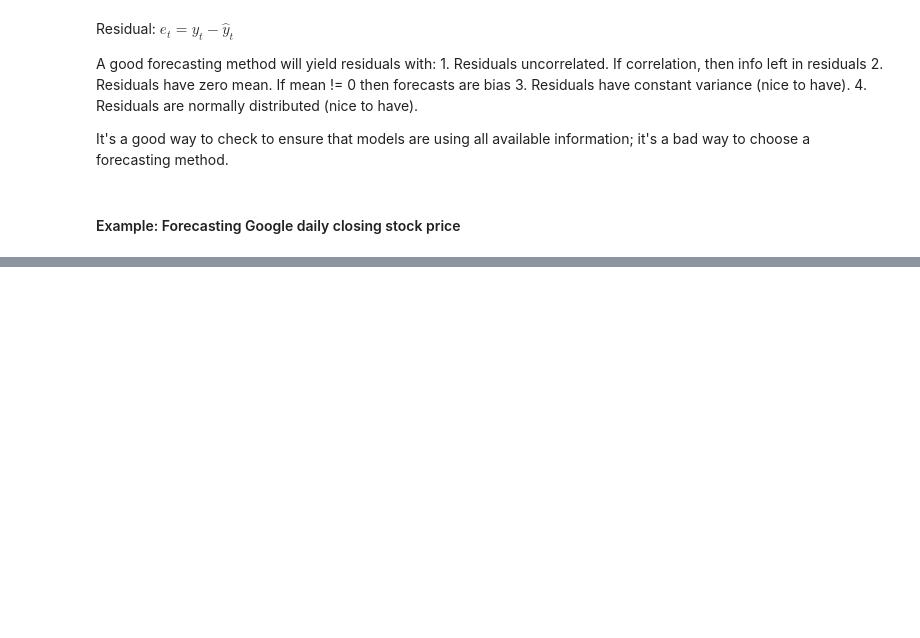
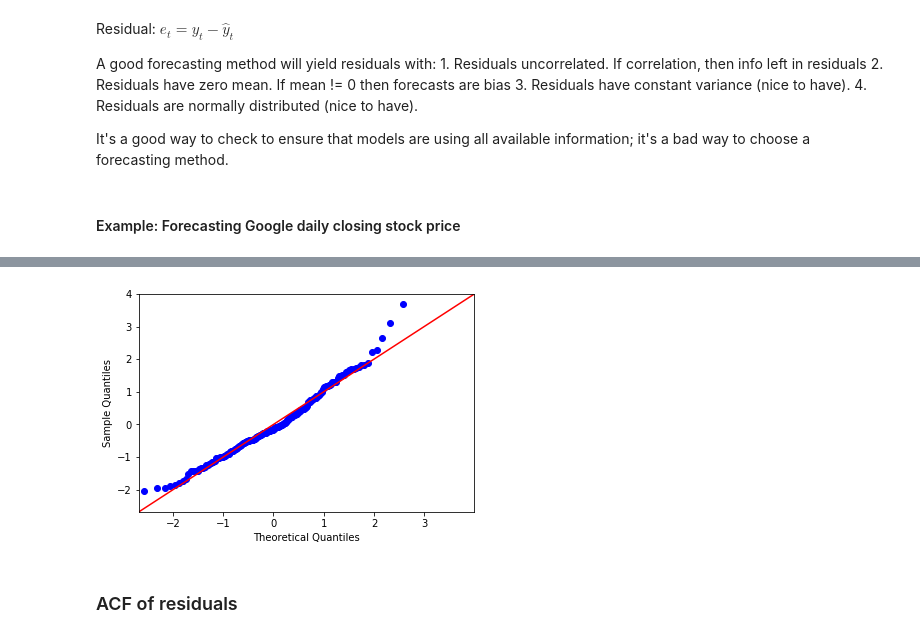
Before and after one commit to robahall/tswalkthrough, a Jupyter notebook: notebooks/2.0_rah_time_forecasters_toolbox.ipynb, the cells around one changed output, grey strips where cells are left out. Drawn from its saved outputs; the diff is of its cells as text; code cells hidden in the pictures; blank space fills up the shorter version.

```diff
--- a/notebooks/2.0_rah_time_forecasters_toolbox.ipynb
+++ b/notebooks/2.0_rah_time_forecasters_toolbox.ipynb
@@ -304,0 +375,11 @@ It's a good way to check to ensure that models are using all available informati
+# %%
+ax = sm.qqplot(google.loc[1:,'residuals'][google['residuals'].notnull() & (google['residuals'] != google['residuals'].max())],
+               stats.norm,
+               fit = True,
+               line='45')
+ax.set_xlim = (-3,3)
+plt.show()
+# %% [output]
+[figure, added]
+# %% [markdown]
+### ACF of residuals
```
Also changed, not shown: parts of 18 cells of this notebook.
